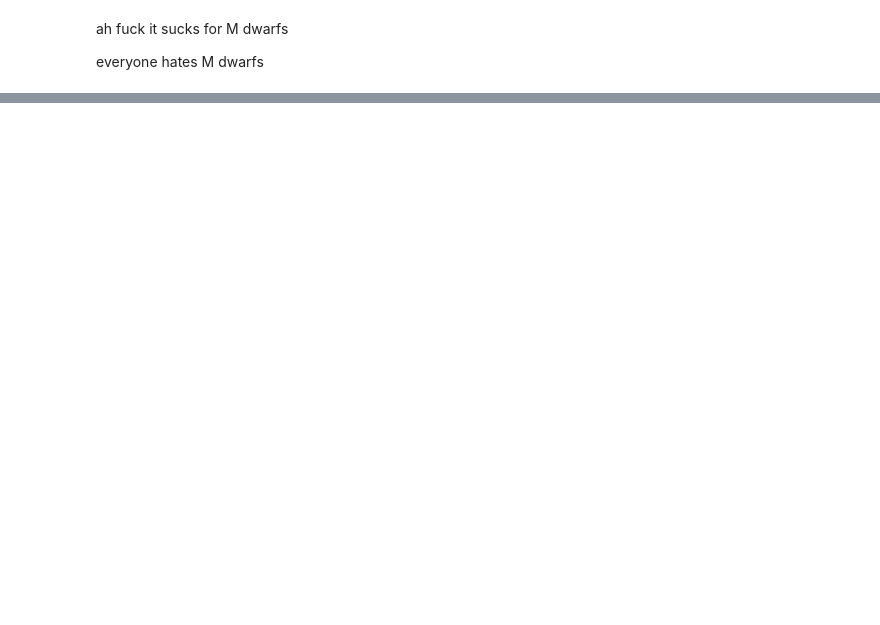
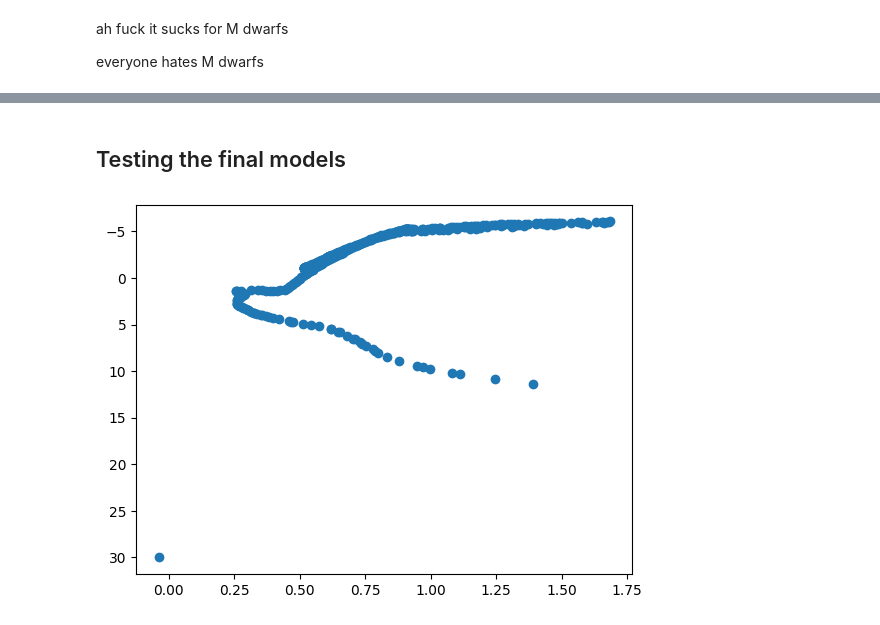
Before and after one commit to emilyhunt/gaianir-open-clusters, a Jupyter notebook: prototypes/photometry/dustapprox.ipynb, the cells around one changed output, grey strips where cells are left out. Drawn from its saved outputs; the diff is of its cells as text; code cells hidden in the pictures; blank space fills up the shorter version.

```diff
--- a/prototypes/photometry/dustapprox.ipynb
+++ b/prototypes/photometry/dustapprox.ipynb
@@ -423,0 +412,2 @@ plt.scatter(iso['Gmag'], g, c=iso['logg'])
+# %% [markdown]
+## Testing the final models
@@ -423,0 +418,23 @@ plt.scatter(iso['Gmag'], g, c=iso['logg'])
+# %%
+class Params:
+    log_age = np.log10(3e9)
+    metallicity = 0.0
+
+
+class Dummy:
+    parameters = Params()
+
+
+iso = load_isochrone(Dummy())
+iso["teff"] = 10 ** iso["logTe"]
+iso["lum"] = 10 ** iso["logL"] * constants.L_sun.value
+iso["radius"] = np.sqrt(
+    iso["lum"] / (4 * np.pi * constants.sigma_sb.value * iso["teff"] ** 4)
+)
+
+_ = gaia_nir_phot.predict(iso)
+# %%
+plt.scatter(iso['N_R'] - iso['N_J'], iso['N'])
+plt.gca().invert_yaxis()
+# %% [output]
+[figure, added]
```
Also changed, not shown: parts of 18 cells of this notebook, 9 other files.
